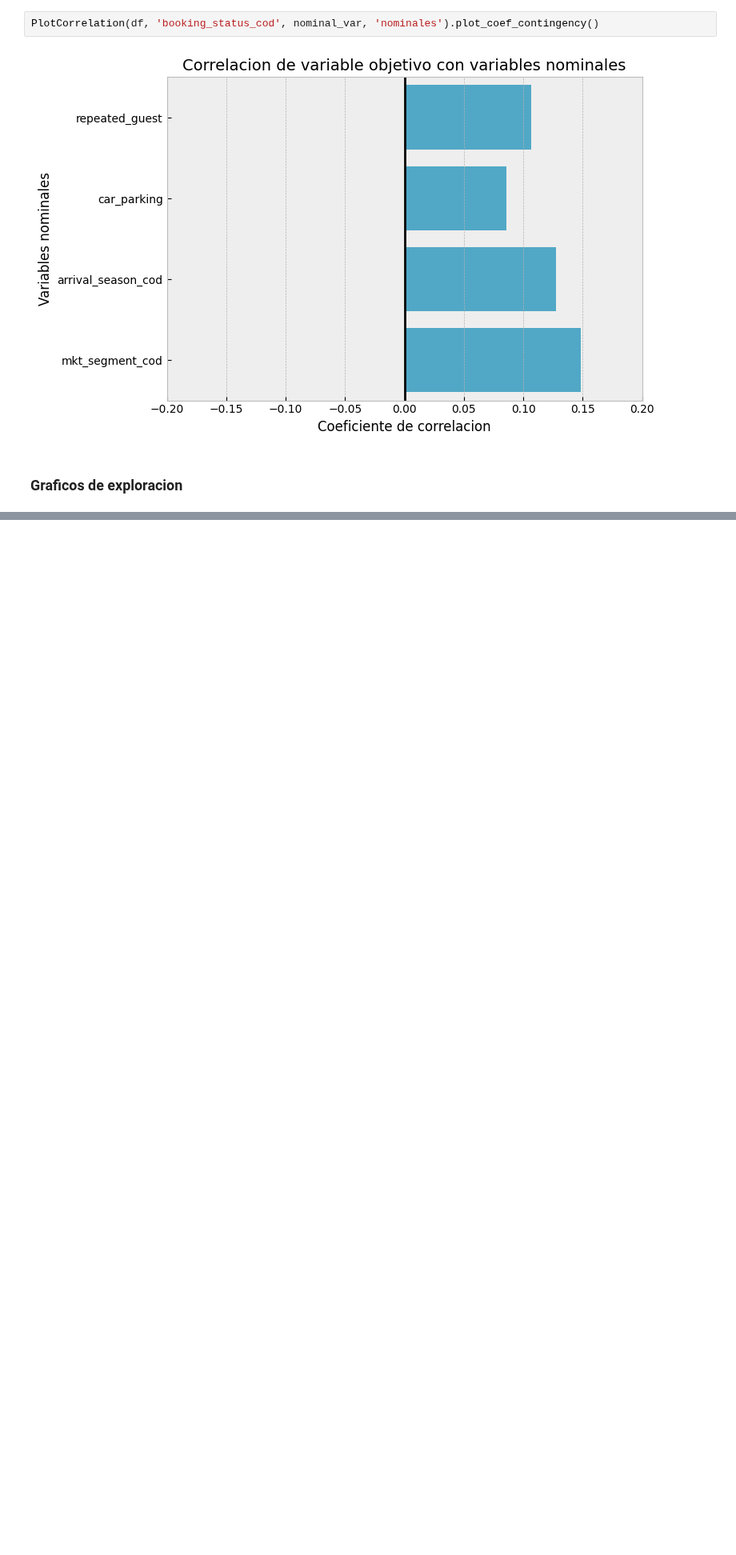
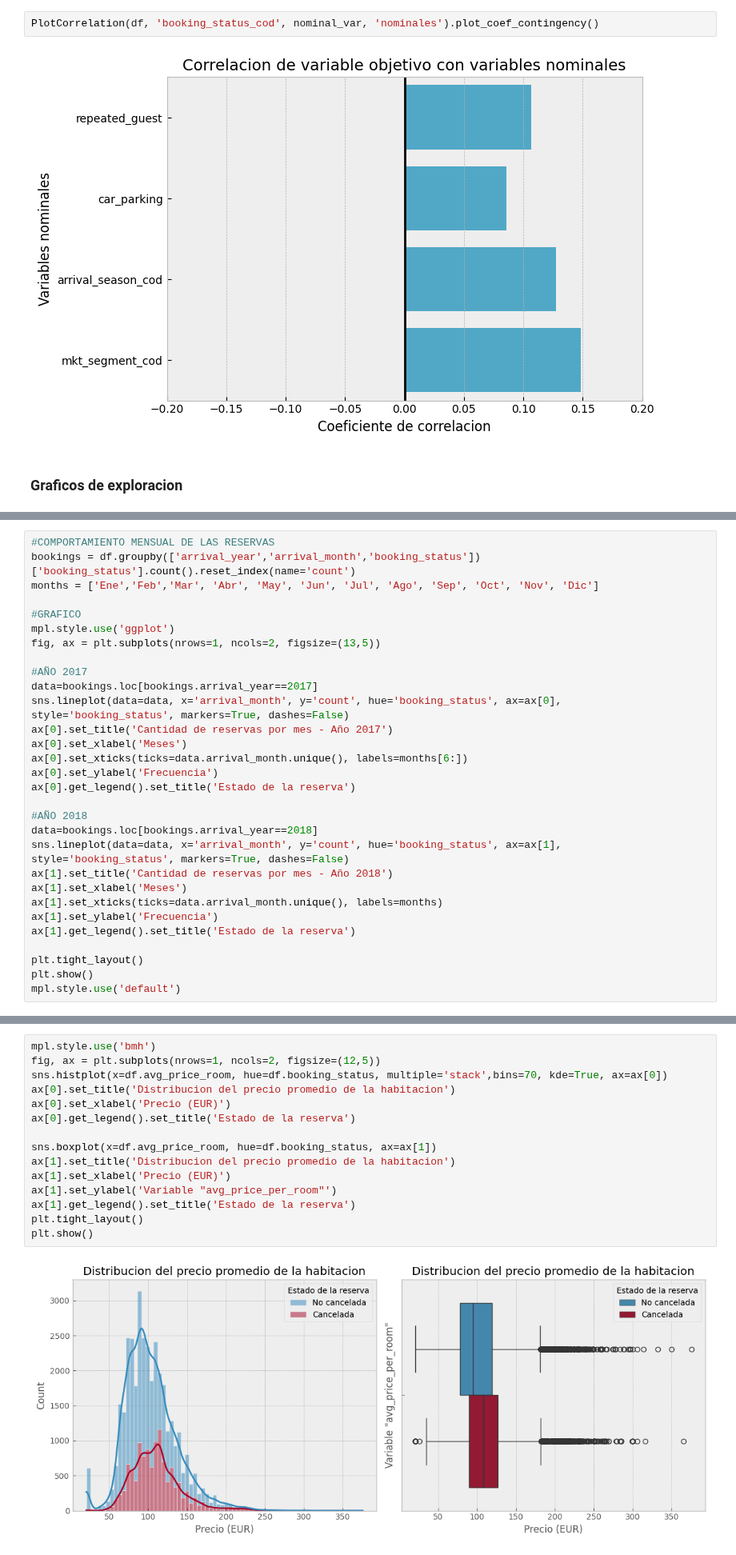
Before and after one commit to arielRas/CoderHouseDataScience-ProyectoFinal, a Jupyter notebook: Eda.ipynb, the cells around one changed output, grey strips where cells are left out. Shown at 80% size. Cells and saved outputs as stored; diff of their text form; blank space fills up the shorter version.

Commit message:
Grafico de comportamiento de las reservas

```diff
--- a/Eda.ipynb
+++ b/Eda.ipynb
@@ -138,0 +165,30 @@ PlotCorrelation(df, 'booking_status_cod', nominal_var, 'nominales').plot_coef_co
+# %%
+#COMPORTAMIENTO MENSUAL DE LAS RESERVAS
+bookings = df.groupby(['arrival_year','arrival_month','booking_status'])['booking_status'].count().reset_index(name='count')
+months = ['Ene','Feb','Mar', 'Abr', 'May', 'Jun', 'Jul', 'Ago', 'Sep', 'Oct', 'Nov', 'Dic']
+
+#GRAFICO
+mpl.style.use('ggplot')
+fig, ax = plt.subplots(nrows=1, ncols=2, figsize=(13,5))
+
+#AÑO 2017
+data=bookings.loc[bookings.arrival_year==2017]
+sns.lineplot(data=data, x='arrival_month', y='count', hue='booking_status', ax=ax[0], style='booking_status', markers=True, dashes=False)
+ax[0].set_title('Cantidad de reservas por mes - Año 2017')
+ax[0].set_xlabel('Meses')
+ax[0].set_xticks(ticks=data.arrival_month.unique(), labels=months[6:])
+ax[0].set_ylabel('Frecuencia')
+ax[0].get_legend().set_title('Estado de la reserva')
+
+#AÑO 2018
+data=bookings.loc[bookings.arrival_year==2018]
+sns.lineplot(data=data, x='arrival_month', y='count', hue='booking_status', ax=ax[1], style='booking_status', markers=True, dashes=False)
+ax[1].set_title('Cantidad de reservas por mes - Año 2018')
+ax[1].set_xlabel('Meses')
+ax[1].set_xticks(ticks=data.arrival_month.unique(), labels=months)
+ax[1].set_ylabel('Frecuencia')
+ax[1].get_legend().set_title('Estado de la reserva')
+
+plt.tight_layout()
+plt.show()
+mpl.style.use('default')
@@ -138,0 +197,17 @@ PlotCorrelation(df, 'booking_status_cod', nominal_var, 'nominales').plot_coef_co
+# %%
+mpl.style.use('bmh')
+fig, ax = plt.subplots(nrows=1, ncols=2, figsize=(12,5))
+sns.histplot(x=df.avg_price_room, hue=df.booking_status, multiple='stack',bins=70, kde=True, ax=ax[0])
+ax[0].set_title('Distribucion del precio promedio de la habitacion')
+ax[0].set_xlabel('Precio (EUR)')
+ax[0].get_legend().set_title('Estado de la reserva')
+
+sns.boxplot(x=df.avg_price_room, hue=df.booking_status, ax=ax[1])
+ax[1].set_title('Distribucion del precio promedio de la habitacion')
+ax[1].set_xlabel('Precio (EUR)')
+ax[1].set_ylabel('Variable "avg_price_per_room"')
+ax[1].get_legend().set_title('Estado de la reserva')
+plt.tight_layout()
+plt.show()
+# %% [output]
+[figure, added]
```
Also changed, not shown: parts of 6 cells of this notebook.
